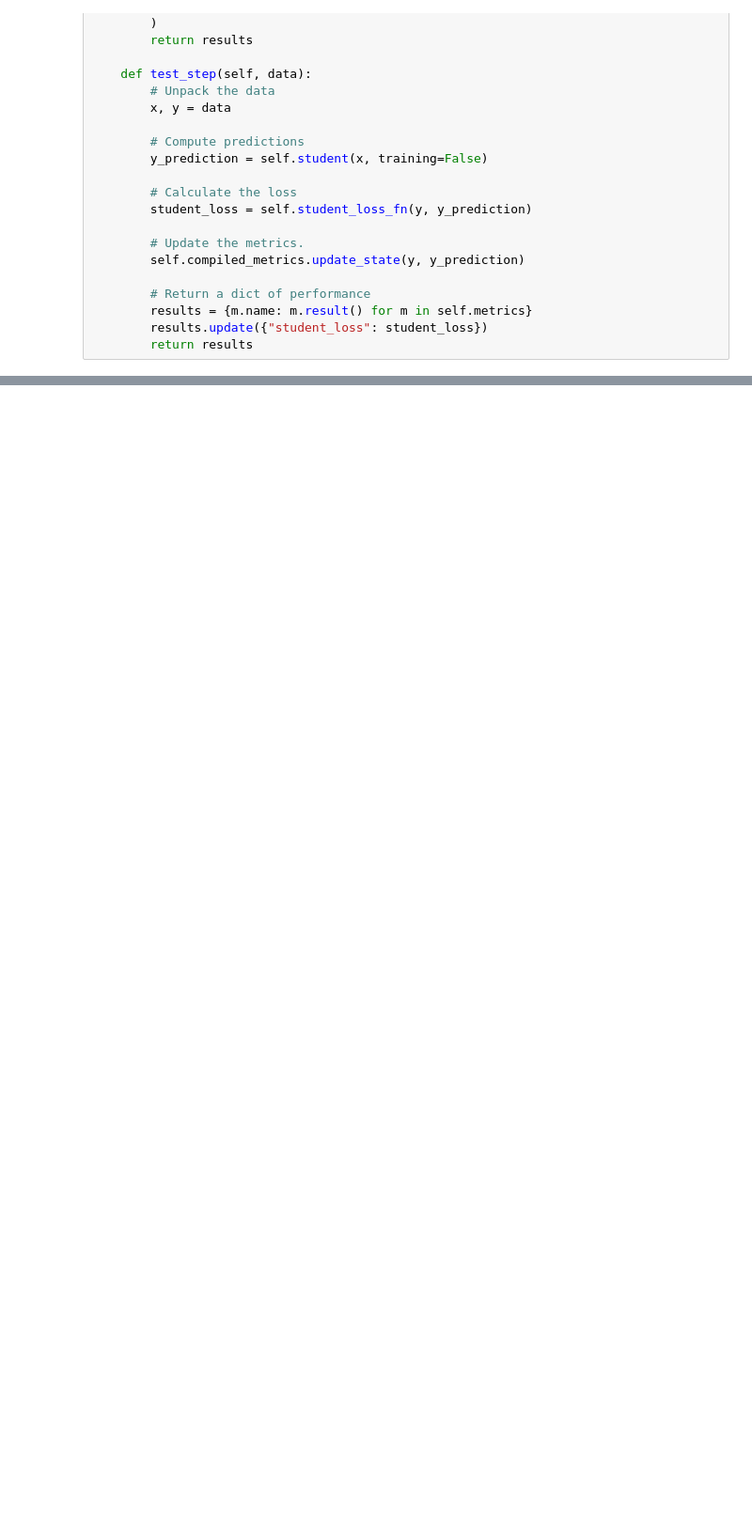
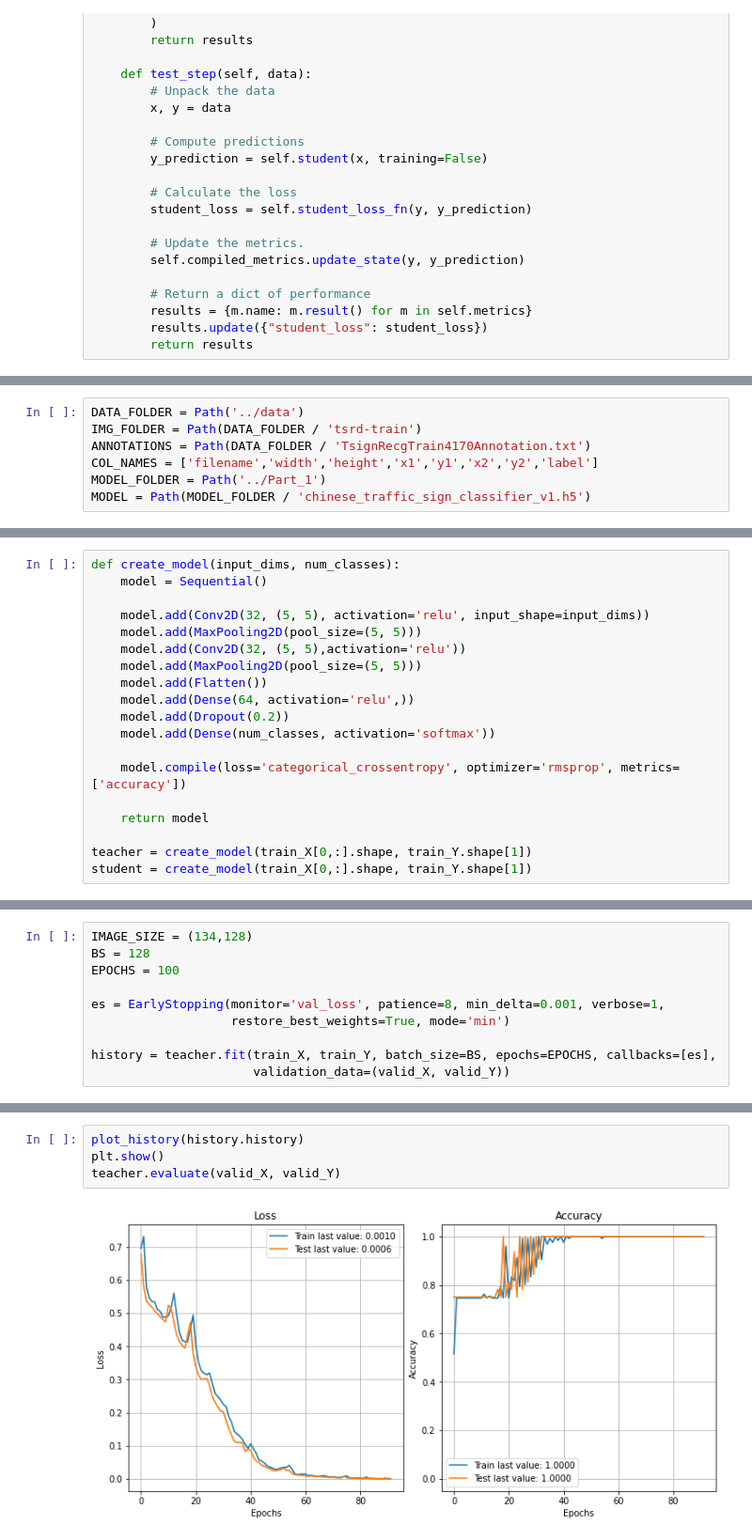
Before and after one commit to Stocastico/AdversarialRobustness, a Jupyter notebook: Part_5/Part_5.2_Stefano.ipynb, the cells around one changed output, grey strips where cells are left out. Shown: that part at 94% size. Saved outputs shown, nothing was run; the diff lists cells and outputs as text; blank space fills up the shorter version.

Commit message:
Completed part 5

```diff
--- a/Part_5/Part_5.2_Stefano.ipynb
+++ b/Part_5/Part_5.2_Stefano.ipynb
@@ -105,0 +108,7 @@ class Distiller(keras.Model):
+# %%
+DATA_FOLDER = Path('../data')
+IMG_FOLDER = Path(DATA_FOLDER / 'tsrd-train')
+ANNOTATIONS = Path(DATA_FOLDER / 'TsignRecgTrain4170Annotation.txt')
+COL_NAMES = ['filename','width','height','x1','y1','x2','y2','label']
+MODEL_FOLDER = Path('../Part_1')
+MODEL = Path(MODEL_FOLDER / 'chinese_traffic_sign_classifier_v1.h5')
@@ -105,0 +150,19 @@ class Distiller(keras.Model):
+# %%
+def create_model(input_dims, num_classes):
+    model = Sequential()
+
+    model.add(Conv2D(32, (5, 5), activation='relu', input_shape=input_dims))
+    model.add(MaxPooling2D(pool_size=(5, 5)))
+    model.add(Conv2D(32, (5, 5),activation='relu'))
+    model.add(MaxPooling2D(pool_size=(5, 5)))
+    model.add(Flatten())
+    model.add(Dense(64, activation='relu',))
+    model.add(Dropout(0.2))
+    model.add(Dense(num_classes, activation='softmax'))
+
+    model.compile(loss='categorical_crossentropy', optimizer='rmsprop', metrics=['accuracy'])
+
+    return model
+
+teacher = create_model(train_X[0,:].shape, train_Y.shape[1])
+student = create_model(train_X[0,:].shape, train_Y.shape[1])
@@ -105,0 +171,10 @@ class Distiller(keras.Model):
+# %%
+IMAGE_SIZE = (134,128)
+BS = 128
+EPOCHS = 100
+
+es = EarlyStopping(monitor='val_loss', patience=8, min_delta=0.001, verbose=1,
+                   restore_best_weights=True, mode='min')
+
+history = teacher.fit(train_X, train_Y, batch_size=BS, epochs=EPOCHS, callbacks=[es],
+                      validation_data=(valid_X, valid_Y))
@@ -105,0 +201,6 @@ class Distiller(keras.Model):
+# %%
+plot_history(history.history)
+plt.show()
+teacher.evaluate(valid_X, valid_Y)
+# %% [output]
+[figure, added]
```
Also changed, not shown: parts of 17 cells of this notebook, 1 other file.
